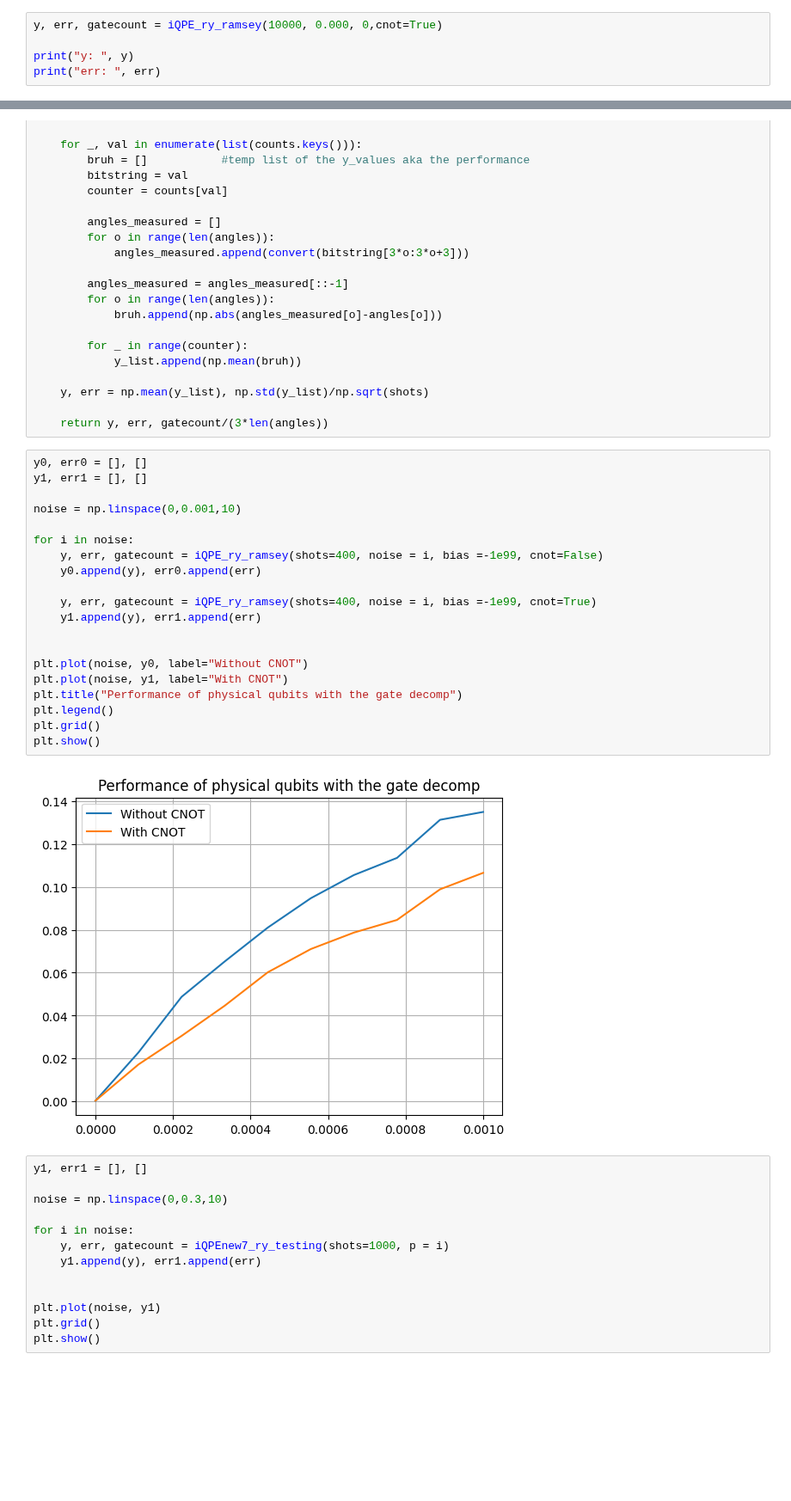
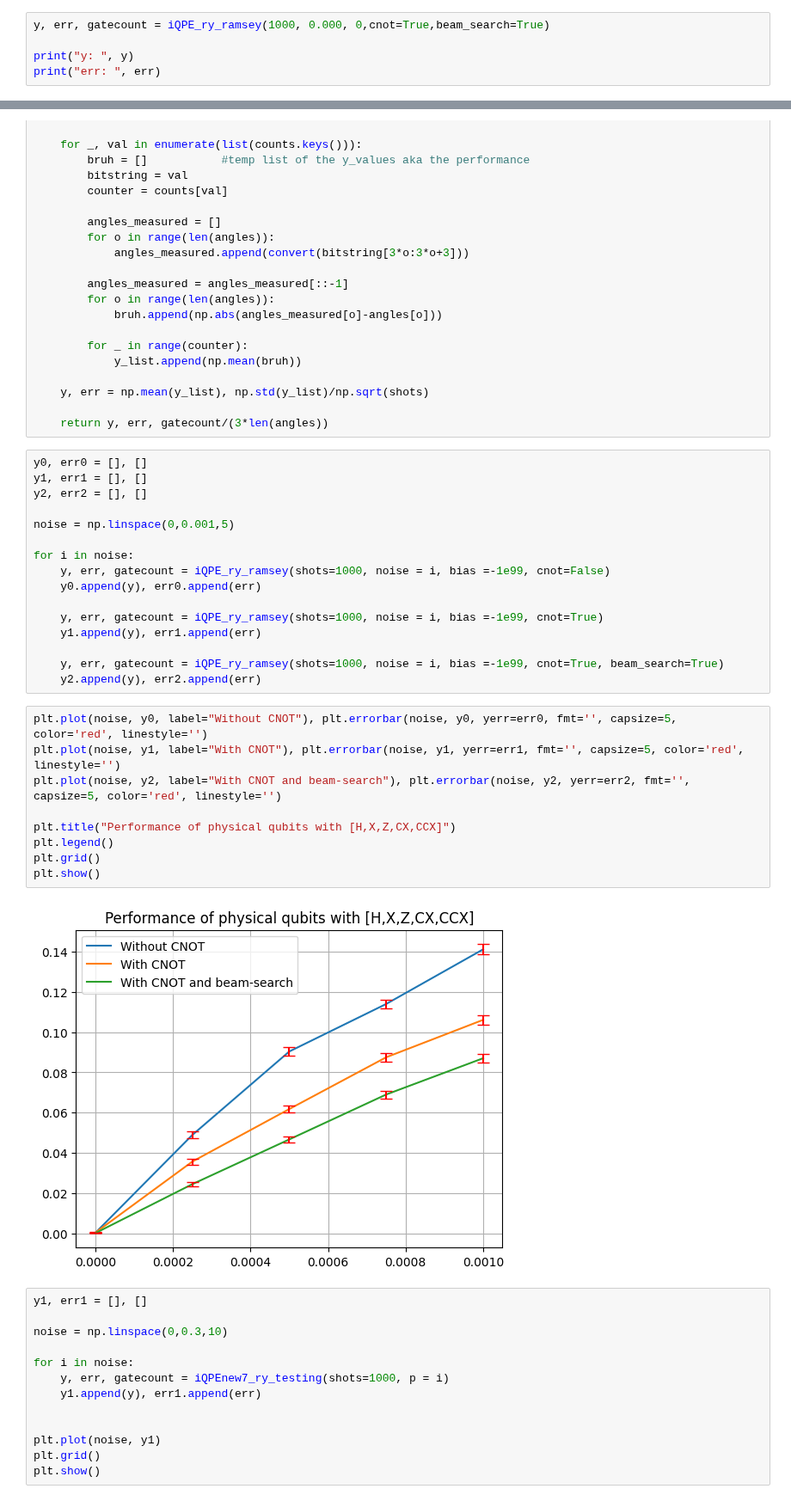
Before and after one commit to RicemanBoy/iqpe, a Jupyter notebook: h+toff synthesis/h+toff_iqpe.ipynb, the cells around one changed output, grey strips where cells are left out. Shown at 86% size. Drawn from its saved outputs; the diff is of its cells as text; blank space fills up the shorter version.

```diff
--- a/h+toff synthesis/h+toff_iqpe.ipynb
+++ b/h+toff synthesis/h+toff_iqpe.ipynb
@@ -299,7 +305,7 @@ def iQPE_ry_ramsey(shots: int, noise = 0, bias = 0, cnot=False):
 
     return y, err, gatecount/(3*len(angles))
 # %%
-y, err, gatecount = iQPE_ry_ramsey(10000, 0.000, 0,cnot=True)
+y, err, gatecount = iQPE_ry_ramsey(1000, 0.000, 0,cnot=True,beam_search=True)
 
 print("y: ", y)
 print("err: ", err)
@@ -449,25 +455,30 @@ def iQPEnew7_ry_testing(shots: int, p: float, bias = 0):                 #so wie
 # %%
 y0, err0 = [], []
 y1, err1 = [], []
+y2, err2 = [], []
 
-noise = np.linspace(0,0.001,10)
+noise = np.linspace(0,0.001,5)
 
 for i in noise:
-    y, err, gatecount = iQPE_ry_ramsey(shots=400, noise = i, bias =-1e99, cnot=False)
+    y, err, gatecount = iQPE_ry_ramsey(shots=1000, noise = i, bias =-1e99, cnot=False)
     y0.append(y), err0.append(err)
 
-    y, err, gatecount = iQPE_ry_ramsey(shots=400, noise = i, bias =-1e99, cnot=True)
+    y, err, gatecount = iQPE_ry_ramsey(shots=1000, noise = i, bias =-1e99, cnot=True)
     y1.append(y), err1.append(err)
 
-
-plt.plot(noise, y0, label="Without CNOT")
-plt.plot(noise, y1, label="With CNOT")
-plt.title("Performance of physical qubits with the gate decomp")
-plt.legend()
-plt.grid()
-plt.show()
+    y, err, gatecount = iQPE_ry_ramsey(shots=1000, noise = i, bias =-1e99, cnot=True, beam_search=True)
+    y2.append(y), err2.append(err)
-# %% [output]
-[figure, removed]
+# %%
+plt.plot(noise, y0, label="Without CNOT"), plt.errorbar(noise, y0, yerr=err0, fmt='', capsize=5, color='red', linestyle='')
+plt.plot(noise, y1, label="With CNOT"), plt.errorbar(noise, y1, yerr=err1, fmt='', capsize=5, color='red', linestyle='')
+plt.plot(noise, y2, label="With CNOT and beam-search"), plt.errorbar(noise, y2, yerr=err2, fmt='', capsize=5, color='red', linestyle='')
+
+plt.title("Performance of physical qubits with [H,X,Z,CX,CCX]")
+plt.legend()
+plt.grid()
+plt.show()
+# %% [output]
+[figure, added]
 # %%
 y1, err1 = [], []
 
```
Also changed, not shown: parts of 5 cells of this notebook, 13 other files.
